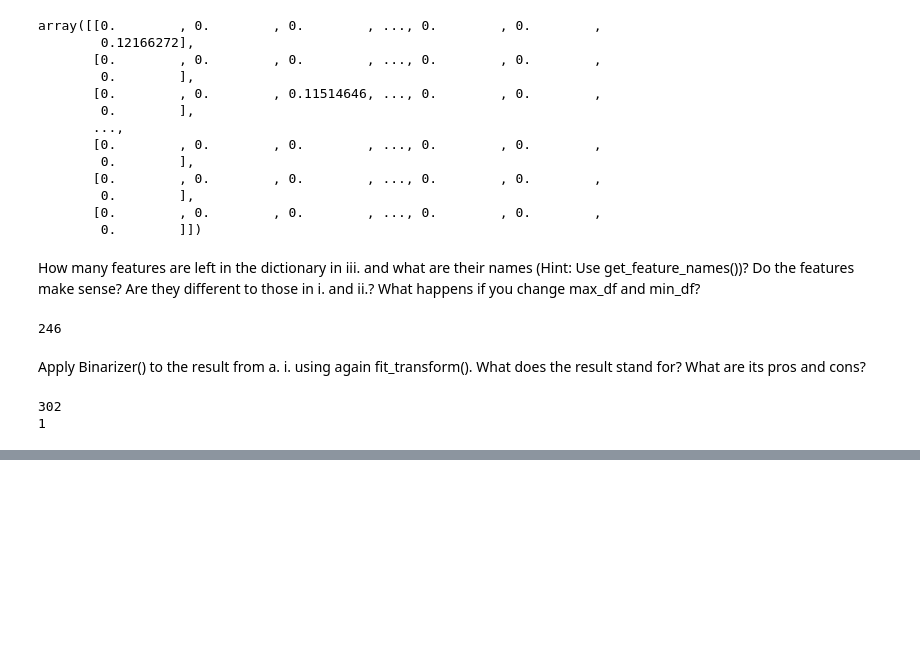
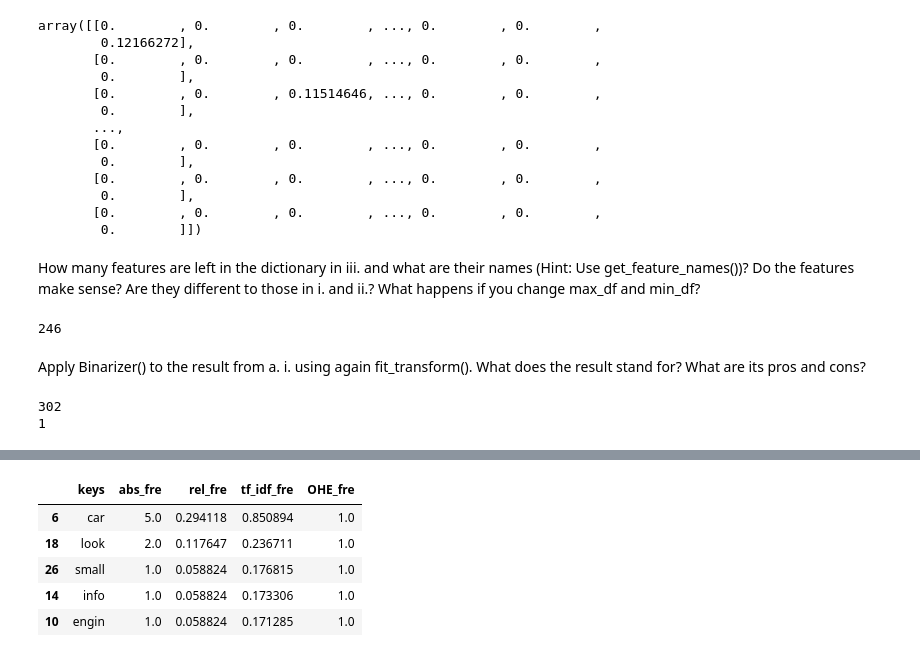
Before and after one commit to hoangminhanh/TWSM_Lab, a Jupyter notebook: Homework/3_Exercise_Representation_1/PH_3_Representation_1.ipynb, the cells around one changed output, grey strips where cells are left out. Cells and saved outputs as stored; diff of their text form; code cells hidden in the pictures; blank space fills up the shorter version.

```diff
--- a/Homework/3_Exercise_Representation_1/PH_3_Representation_1.ipynb
+++ b/Homework/3_Exercise_Representation_1/PH_3_Representation_1.ipynb
@@ -108,0 +138,10 @@ print(abs_bin.toarray().max()) # OHE version (only relevant if word occurs, but
+# %%
+#tf-idf
+first_doc_df.sort_values("tf_idf_fre", ascending=False).head()
+# %% [output]
+|  | keys | abs_fre | rel_fre | tf_idf_fre | OHE_fre |
+| 6 | car | 5.0 | 0.294118 | 0.850894 | 1.0 |
+| 18 | look | 2.0 | 0.117647 | 0.236711 | 1.0 |
+| 26 | small | 1.0 | 0.058824 | 0.176815 | 1.0 |
+| 14 | info | 1.0 | 0.058824 | 0.173306 | 1.0 |
+| 10 | engin | 1.0 | 0.058824 | 0.171285 | 1.0 |
```
Also changed, not shown: parts of 30 cells of this notebook.
